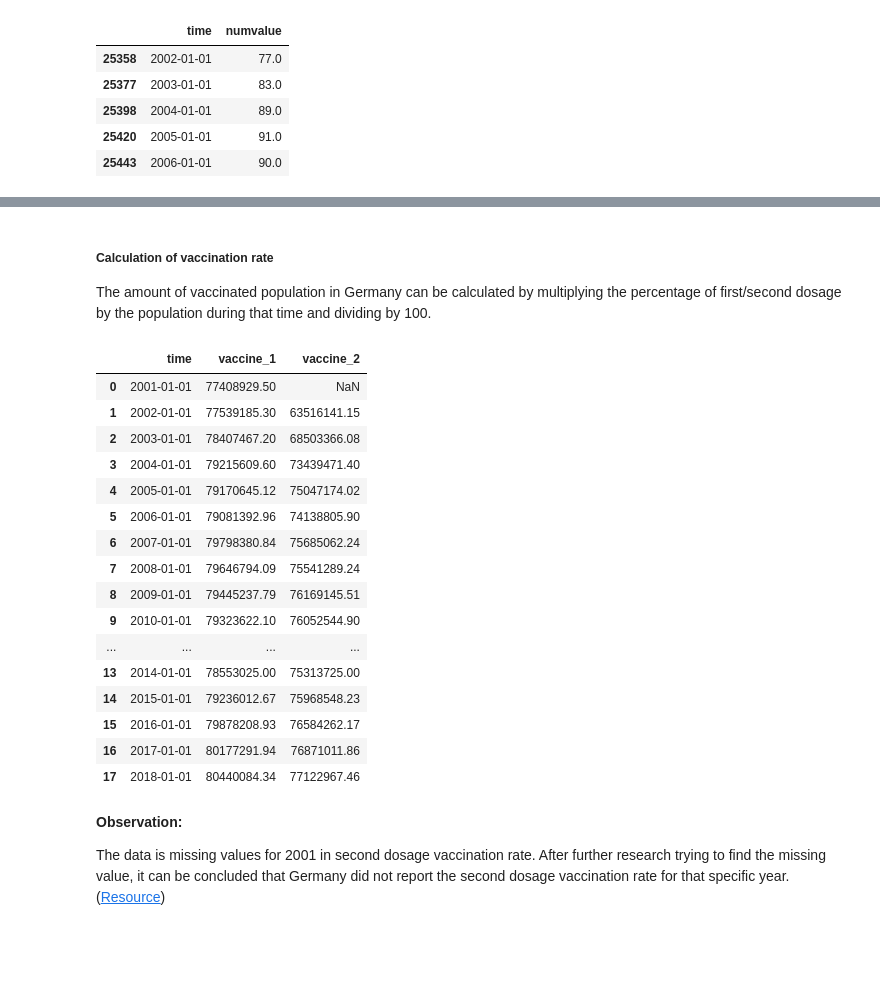
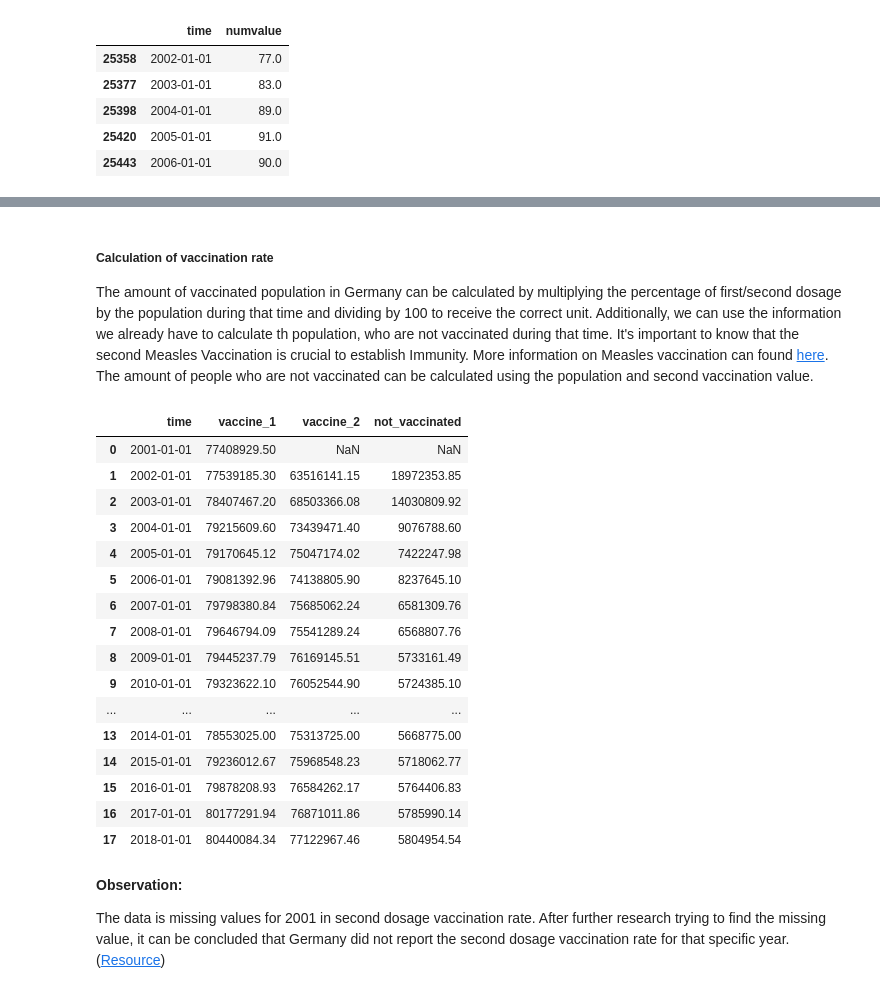
Before and after one commit to Preeya0225/capstone_project, a Jupyter notebook: code/3_modeling.ipynb, the cells around one changed output, grey strips where cells are left out. Cells and saved outputs as stored; diff of their text form; code cells hidden in the pictures; blank space fills up the shorter version.

```diff
--- a/code/3_modeling.ipynb
+++ b/code/3_modeling.ipynb
@@ -185,7 +189,7 @@ population = {'2001': 82349925,
               '2018': 82927922}
 # %%
 #Creating a data frame from dictionary
-germany_population = pd.DataFrame(list(population.items()), columns=['time', 'value'])
+germany_population = pd.DataFrame(list(population.items()), columns=['time', 'population'])
 
 #Changing time column to date time object
 germany_population['time'] = pd.to_datetime(germany_population['time'])
@@ -241,36 +255,39 @@ vac_2 = vac_2.merge(germany_population, left_on='time', right_on='time')
 # %% [markdown]
 ##### Calculation of vaccination rate
 
-The amount of vaccinated population in Germany can be calculated by multiplying the percentage of first/second dosage by the population during that time and dividing by 100.
+The amount of vaccinated population in Germany can be calculated by multiplying the percentage of first/second dosage by the population during that time and dividing by 100 to receive the correct unit. Additionally, we can use the information we already have to calculate th population, who are not vaccinated during that time. It's important to know that the second Measles Vaccination is crucial to establish Immunity. More information on Measles vaccination can found [here](https://www.cdc.gov/vaccines/vpd/mmr/public/index.html). The amount of people who are not vaccinated can be calculated using the population and second vaccination value.
 # %%
 #Calculating vaccination values
-vac_1['vaccine_1'] = vac_1['numvalue'] * vac_1['value'] / 100
-vac_2['vaccine_2'] = vac_2['numvalue'] * vac_2['value'] / 100
+vac_1['vaccine_1'] = vac_1['numvalue'] * vac_1['population'] / 100
+vac_2['vaccine_2'] = vac_2['numvalue'] * vac_2['population'] / 100
+
+#Calculating number of people who are not vaccinated from second vaccination coverage
+vac_2['not_vaccinated'] = vac_2['population'] - vac_2['vaccine_2']
 
 #Combining first and second dosage data frame
 vaccine = vac_1.merge(vac_2, left_on='time', right_on='time', how='left')
 
 #Dropping columns that are not needed
-vaccine.drop(columns=['numvalue_x', 'numvalue_y', 'value_x', 'value_y'], inplace=True)
+vaccine.drop(columns=['numvalue_x', 'numvalue_y', 'population_x', 'population_y'], inplace=True)
 vaccine.sort_values(by='time')
 # %% [output]
-|  | time | vaccine_1 | vaccine_2 |
-| 0 | 2001-01-01 | 77408929.50 | NaN |
-| 1 | 2002-01-01 | 77539185.30 | 63516141.15 |
-| 2 | 2003-01-01 | 78407467.20 | 68503366.08 |
-| 3 | 2004-01-01 | 79215609.60 | 73439471.40 |
-| 4 | 2005-01-01 | 79170645.12 | 75047174.02 |
-| 5 | 2006-01-01 | 79081392.96 | 74138805.90 |
-| 6 | 2007-01-01 | 79798380.84 | 75685062.24 |
-| 7 | 2008-01-01 | 79646794.09 | 75541289.24 |
-| 8 | 2009-01-01 | 79445237.79 | 76169145.51 |
-| 9 | 2010-01-01 | 79323622.10 | 76052544.90 |
-| ... | ... | ... | ... |
-| 13 | 2014-01-01 | 78553025.00 | 75313725.00 |
-| 14 | 2015-01-01 | 79236012.67 | 75968548.23 |
-| 15 | 2016-01-01 | 79878208.93 | 76584262.17 |
-| 16 | 2017-01-01 | 80177291.94 | 76871011.86 |
-| 17 | 2018-01-01 | 80440084.34 | 77122967.46 |
+|  | time | vaccine_1 | vaccine_2 | not_vaccinated |
+| 0 | 2001-01-01 | 77408929.50 | NaN | NaN |
+| 1 | 2002-01-01 | 77539185.30 | 63516141.15 | 18972353.85 |
+| 2 | 2003-01-01 | 78407467.20 | 68503366.08 | 14030809.92 |
+| 3 | 2004-01-01 | 79215609.60 | 73439471.40 | 9076788.60 |
+| 4 | 2005-01-01 | 79170645.12 | 75047174.02 | 7422247.98 |
+| 5 | 2006-01-01 | 79081392.96 | 74138805.90 | 8237645.10 |
+| 6 | 2007-01-01 | 79798380.84 | 75685062.24 | 6581309.76 |
+| 7 | 2008-01-01 | 79646794.09 | 75541289.24 | 6568807.76 |
+| 8 | 2009-01-01 | 79445237.79 | 76169145.51 | 5733161.49 |
+| 9 | 2010-01-01 | 79323622.10 | 76052544.90 | 5724385.10 |
+| ... | ... | ... | ... | ... |
+| 13 | 2014-01-01 | 78553025.00 | 75313725.00 | 5668775.00 |
+| 14 | 2015-01-01 | 79236012.67 | 75968548.23 | 5718062.77 |
+| 15 | 2016-01-01 | 79878208.93 | 76584262.17 | 5764406.83 |
+| 16 | 2017-01-01 | 80177291.94 | 76871011.86 | 5785990.14 |
+| 17 | 2018-01-01 | 80440084.34 | 77122967.46 | 5804954.54 |
 # %% [markdown]
 **Observation:**
 
```
Also changed, not shown: parts of 30 cells of this notebook, 28 other files.
